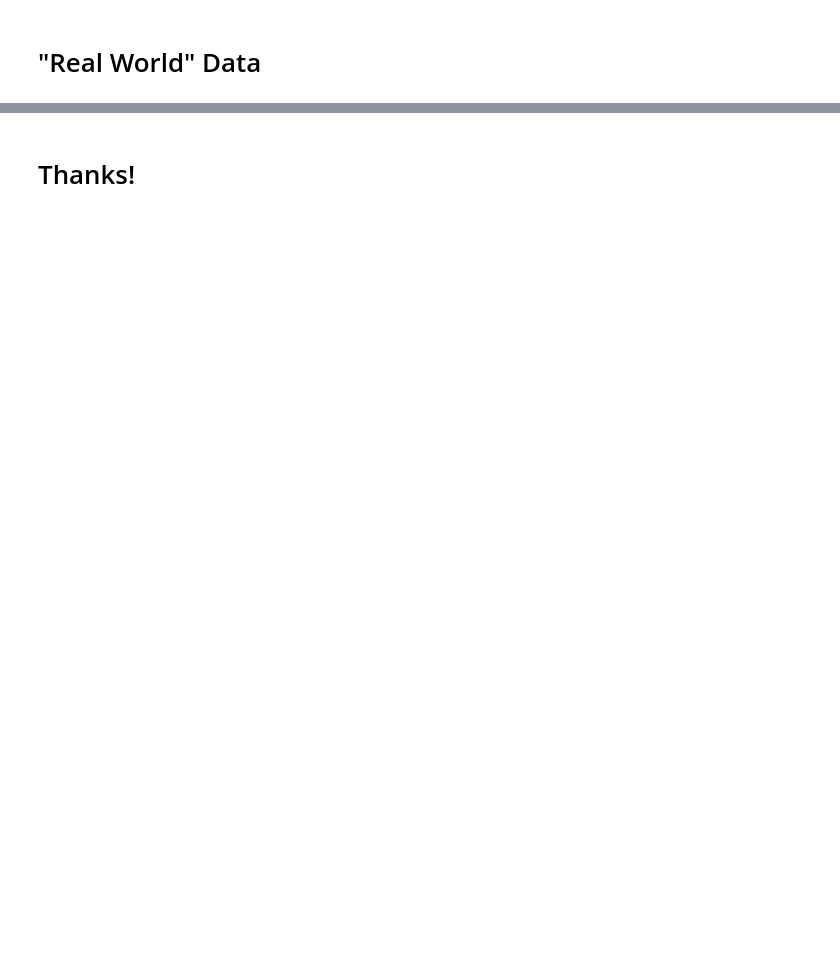
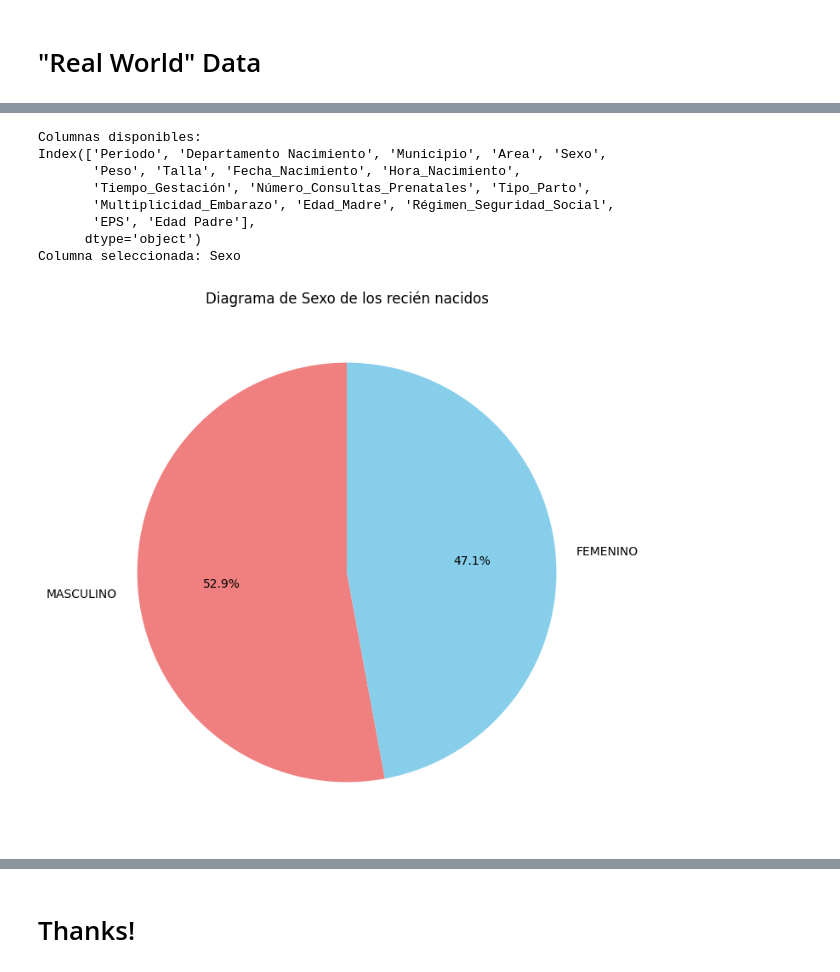
Before and after one commit to keynes99/MetNumUN2024II, a Jupyter notebook: kstephensw_Lab2.ipynb, the cells around one changed output, grey strips where cells are left out. Drawn from its saved outputs; the diff is of its cells as text; code cells hidden in the pictures; blank space fills up the shorter version.

```diff
--- a/kstephensw_Lab2.ipynb
+++ b/kstephensw_Lab2.ipynb
@@ -1853,0 +2073,45 @@ ax.set_xticklabels(ax.get_xticklabels(), rotation=45);
+# %%
+import pandas as pd
+import matplotlib.pyplot as plt
+
+# Leer el archivo CSV en un DataFrame
+file_name = 'Nacimientos2024.csv'
+nac = pd.read_csv(file_name)
+
+# Mostrar las primeras filas del DataFrame para revisar los nombres de las columnas
+print("Columnas disponibles:")
+print(nac.columns)
+
+# Elegir la columna para graficar
+column1 = 'Sexo'  # Reemplaza con el nombre de la columna que desees usar
+
+# Comprobar si la columna existe en el DataFrame
+if column1 in nac.columns:
+    print(f"Columna seleccionada: {column1}")
+else:
+    print(f"La columna {column1} no está en el DataFrame. Por favor, revisa los nombres de las columnas.")
+    exit()  # Salir si la columna no existe
+
+# 1. **Crear el Diagrama de Tarta (Pie Chart)**
+# Contamos las ocurrencias de cada valor único en la columna seleccionada
+count_data = nac[column1].value_counts()
+
+# Crear el gráfico de tarta
+plt.figure(figsize=(8, 8))
+plt.pie(count_data, labels=count_data.index, autopct='%1.1f%%', startangle=90, colors=['lightcoral', 'skyblue'])
+
+# Establecer el título
+plt.title(f'Diagrama de Sexo de los recién nacidos')
+
+# Mostrar el gráfico
+plt.show()
+# %% [output]
+Columnas disponibles:
+Index(['Periodo', 'Departamento Nacimiento', 'Municipio', 'Area', 'Sexo',
+       'Peso', 'Talla', 'Fecha_Nacimiento', 'Hora_Nacimiento',
+       'Tiempo_Gestación', 'Número_Consultas_Prenatales', 'Tipo_Parto',
+       'Multiplicidad_Embarazo', 'Edad_Madre', 'Régimen_Seguridad_Social',
+       'EPS', 'Edad Padre'],
+      dtype='object')
+Columna seleccionada: Sexo
+[figure, added]
```
Also changed, not shown: parts of 27 cells of this notebook.
